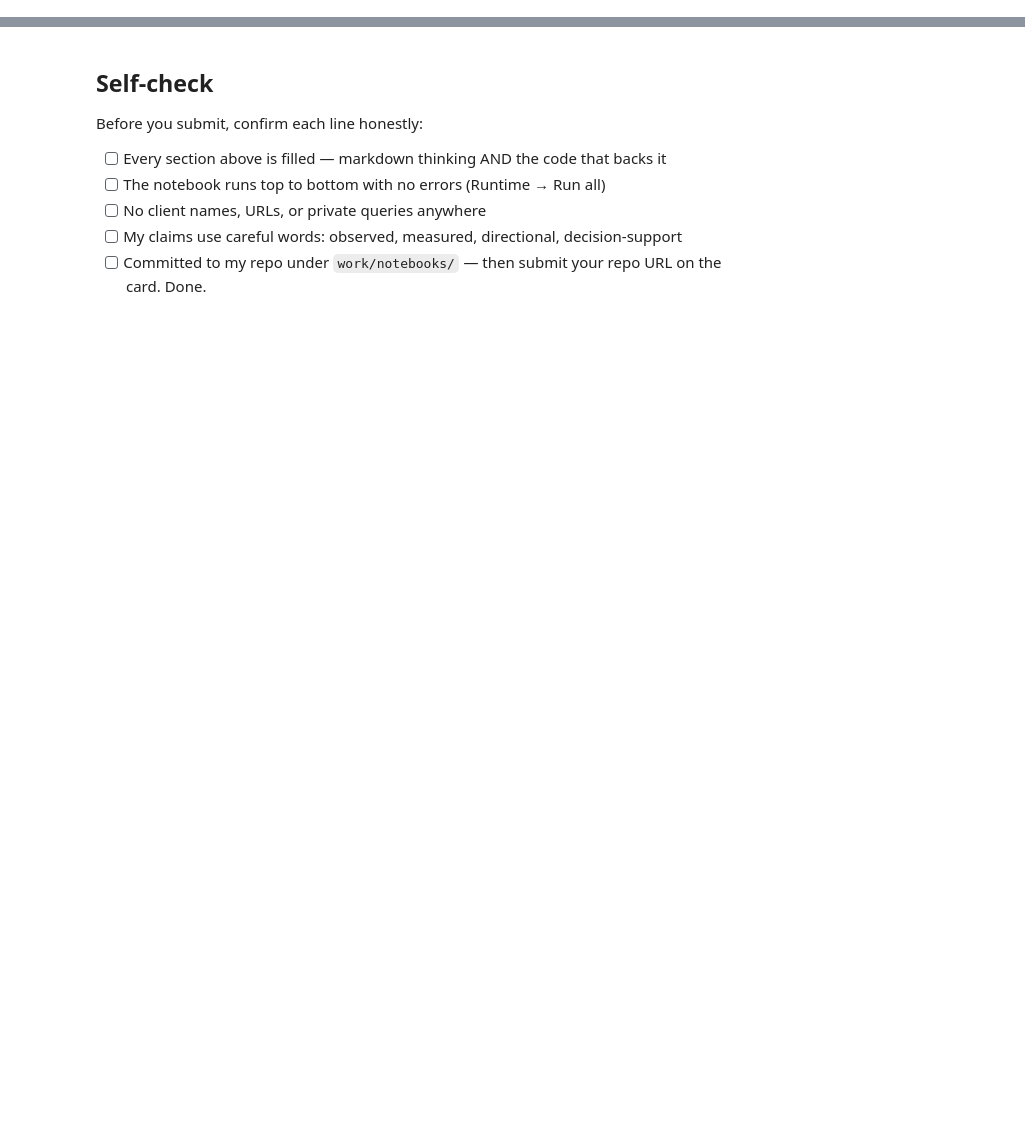
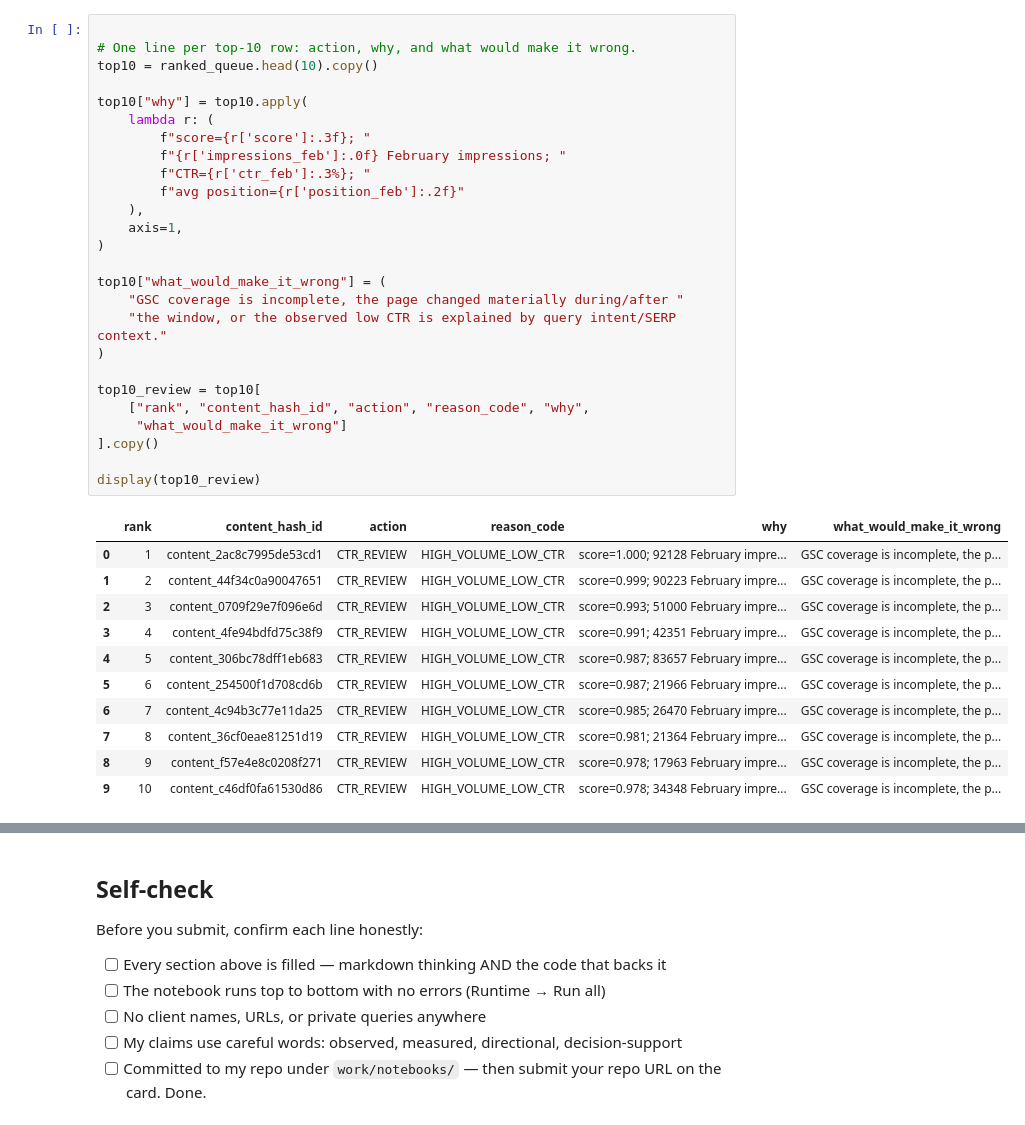
Before and after one commit to abdelrahmanmohamed05/FlyRank-AI, a Jupyter notebook: work/notebooks/w04_baseline_score.ipynb, the cells around one changed output, grey strips where cells are left out. Drawn from its saved outputs; the diff is of its cells as text; blank space fills up the shorter version.

```diff
--- a/work/notebooks/w04_baseline_score.ipynb
+++ b/work/notebooks/w04_baseline_score.ipynb
@@ -24,0 +274,38 @@ This skeleton is yours to fill. Work the sections **in order** — each one has
+# %%
+
+# One line per top-10 row: action, why, and what would make it wrong.
+top10 = ranked_queue.head(10).copy()
+
+top10["why"] = top10.apply(
+    lambda r: (
+        f"score={r['score']:.3f}; "
+        f"{r['impressions_feb']:.0f} February impressions; "
+        f"CTR={r['ctr_feb']:.3%}; "
+        f"avg position={r['position_feb']:.2f}"
+    ),
+    axis=1,
+)
+
+top10["what_would_make_it_wrong"] = (
+    "GSC coverage is incomplete, the page changed materially during/after "
+    "the window, or the observed low CTR is explained by query intent/SERP context."
+)
+
+top10_review = top10[
+    ["rank", "content_hash_id", "action", "reason_code", "why",
+     "what_would_make_it_wrong"]
+].copy()
+
+display(top10_review)
+# %% [output]
+|  | rank | content_hash_id | action | reason_code | why | what_would_make_it_wrong |
+| 0 | 1 | content_2ac8c7995de53cd1 | CTR_REVIEW | HIGH_VOLUME_LOW_CTR | score=1.000; 92128 February impre... | GSC coverage is incomplete, the p... |
+| 1 | 2 | content_44f34c0a90047651 | CTR_REVIEW | HIGH_VOLUME_LOW_CTR | score=0.999; 90223 February impre... | GSC coverage is incomplete, the p... |
+| 2 | 3 | content_0709f29e7f096e6d | CTR_REVIEW | HIGH_VOLUME_LOW_CTR | score=0.993; 51000 February impre... | GSC coverage is incomplete, the p... |
+| 3 | 4 | content_4fe94bdfd75c38f9 | CTR_REVIEW | HIGH_VOLUME_LOW_CTR | score=0.991; 42351 February impre... | GSC coverage is incomplete, the p... |
+| 4 | 5 | content_306bc78dff1eb683 | CTR_REVIEW | HIGH_VOLUME_LOW_CTR | score=0.987; 83657 February impre... | GSC coverage is incomplete, the p... |
+| 5 | 6 | content_254500f1d708cd6b | CTR_REVIEW | HIGH_VOLUME_LOW_CTR | score=0.987; 21966 February impre... | GSC coverage is incomplete, the p... |
+| 6 | 7 | content_4c94b3c77e11da25 | CTR_REVIEW | HIGH_VOLUME_LOW_CTR | score=0.985; 26470 February impre... | GSC coverage is incomplete, the p... |
+| 7 | 8 | content_36cf0eae81251d19 | CTR_REVIEW | HIGH_VOLUME_LOW_CTR | score=0.981; 21364 February impre... | GSC coverage is incomplete, the p... |
+| 8 | 9 | content_f57e4e8c0208f271 | CTR_REVIEW | HIGH_VOLUME_LOW_CTR | score=0.978; 17963 February impre... | GSC coverage is incomplete, the p... |
+| 9 | 10 | content_c46df0fa61530d86 | CTR_REVIEW | HIGH_VOLUME_LOW_CTR | score=0.978; 34348 February impre... | GSC coverage is incomplete, the p... |
```
Also changed, not shown: parts of 11 cells of this notebook.
